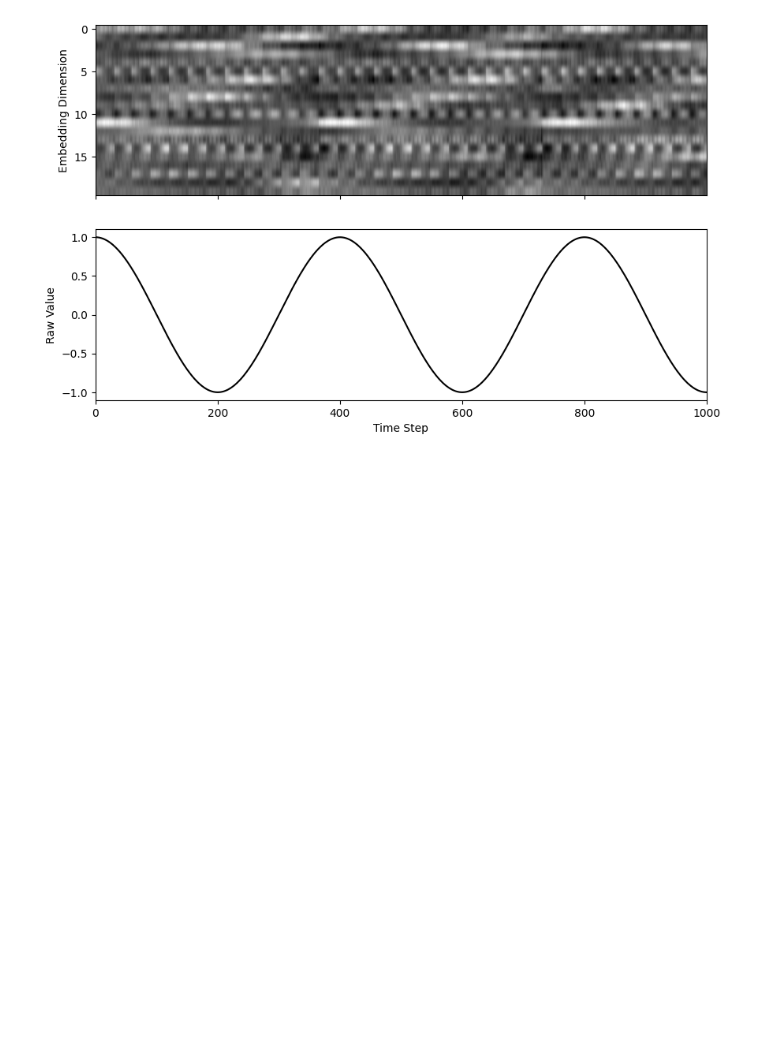
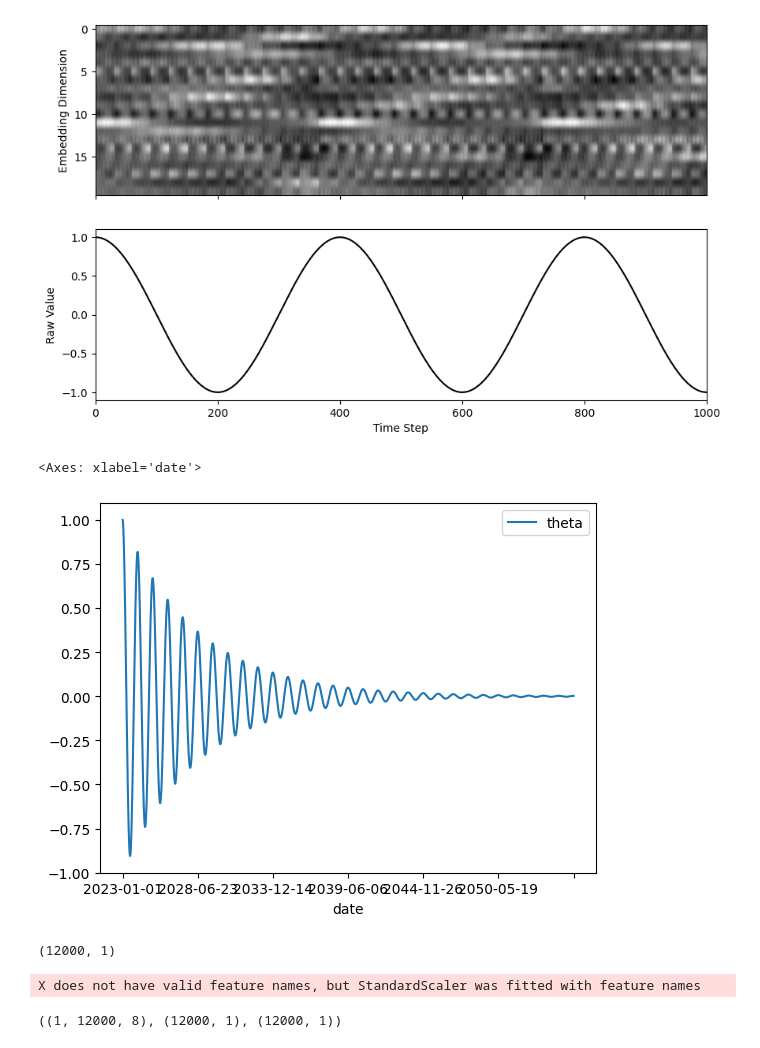
Before and after one commit to emptymalei/ts2vec, a Jupyter notebook: notebooks/sine_data.ipynb, the cells around one changed output. Cells and saved outputs as stored; diff of their text form; code cells hidden in the pictures; blank space fills up the shorter version.

```diff
--- a/notebooks/sine_data.ipynb
+++ b/notebooks/sine_data.ipynb
@@ -12,7 +12,7 @@ import matplotlib.pyplot as plt
 
 
 class Pendulum:
-    """Class for generating time series data for a pendulum.
+    r"""Class for generating time series data for a pendulum.
 
     The pendulum is modelled as a damped harmonic oscillator, i.e.,
 
@@ -388,3 +400,33 @@ ax[1].set_xlabel("Time Step")
 # %% [output]
 Text(0.5, 0, 'Time Step')
 [figure]
+# %%
+
+pen = Pendulum(length=100)
+df_damped = pd.DataFrame(pen(30, 400, initial_angle=1, beta=0.01))
+df_damped.rename(columns={"t": "date"}, inplace=True)
+
+df_damped["date"]= [
+    f"{i.year}-{i.month:02d}-{i.day:02d}"
+    for i in
+    pd.date_range(
+        start='2023-01-01', periods=len(df_damped), freq='D'
+    )
+]
+# %%
+df_damped.plot(x="date", y="theta")
+# %% [output]
+<Axes: xlabel='date'>
+[figure, added]
+# %%
+df_damped[["theta"]].values.shape
+# %% [output]
+(12000, 1)
+# %%
+data_damped = scaler.transform(df_damped[["theta"]].values)
+# %% [output]
+X does not have valid feature names, but StandardScaler was fitted with feature names
+# %%
+data.shape, df_damped[["theta"]].values.shape, data_damped.shape
+# %% [output]
+((1, 12000, 8), (12000, 1), (12000, 1))
```
Also changed, not shown: parts of 8 cells of this notebook, 1 other file.
